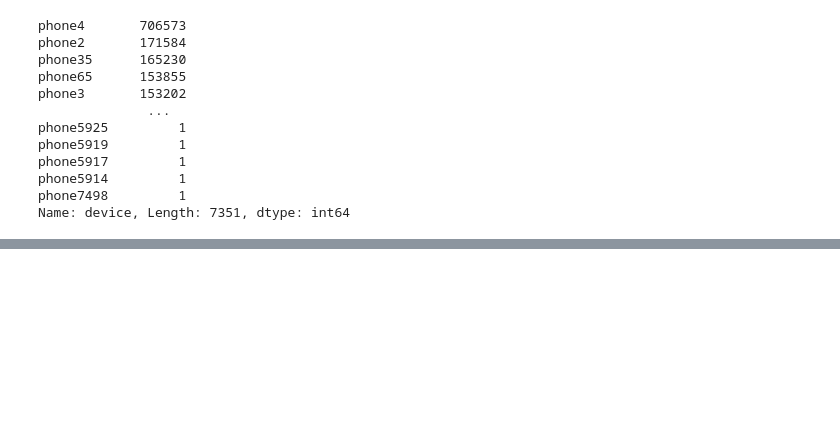
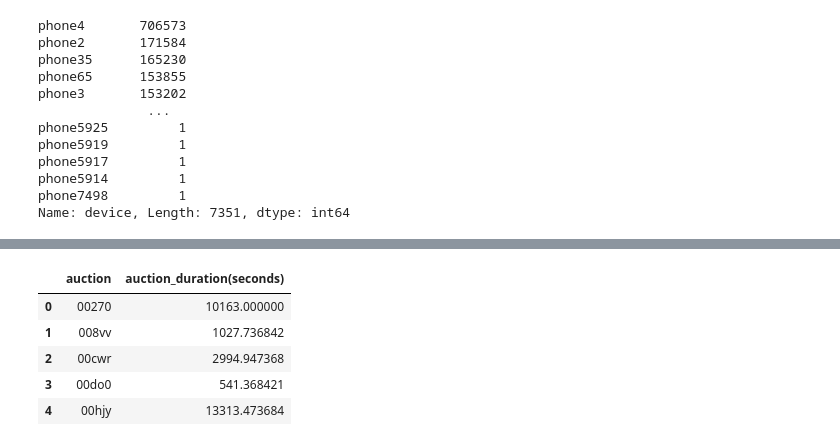
Before and after one commit to Marwan-Takrouri/Human-or-Robot-Facebook-Kaggle, a Jupyter notebook: Explore_the_data.ipynb, the cells around one changed output, grey strips where cells are left out. Saved outputs shown, nothing was run; the diff lists cells and outputs as text; code cells hidden in the pictures; blank space fills up the shorter version.

```diff
--- a/Explore_the_data.ipynb
+++ b/Explore_the_data.ipynb
@@ -373,0 +341,12 @@ All auction last same length of time. Not sure it's a coding issue or the auctio
+# %%
+temp = (last_time-first_time).dt.total_seconds()
+duration_df = temp.reset_index()
+duration_df.rename({"time":"auction_duration(seconds)"}, axis=1, inplace=True)
+duration_df.head()
+# %% [output]
+|  | auction | auction_duration(seconds) |
+| 0 | 00270 | 10163.000000 |
+| 1 | 008vv | 1027.736842 |
+| 2 | 00cwr | 2994.947368 |
+| 3 | 00do0 | 541.368421 |
+| 4 | 00hjy | 13313.473684 |
```
Also changed, not shown: parts of 39 cells of this notebook.
